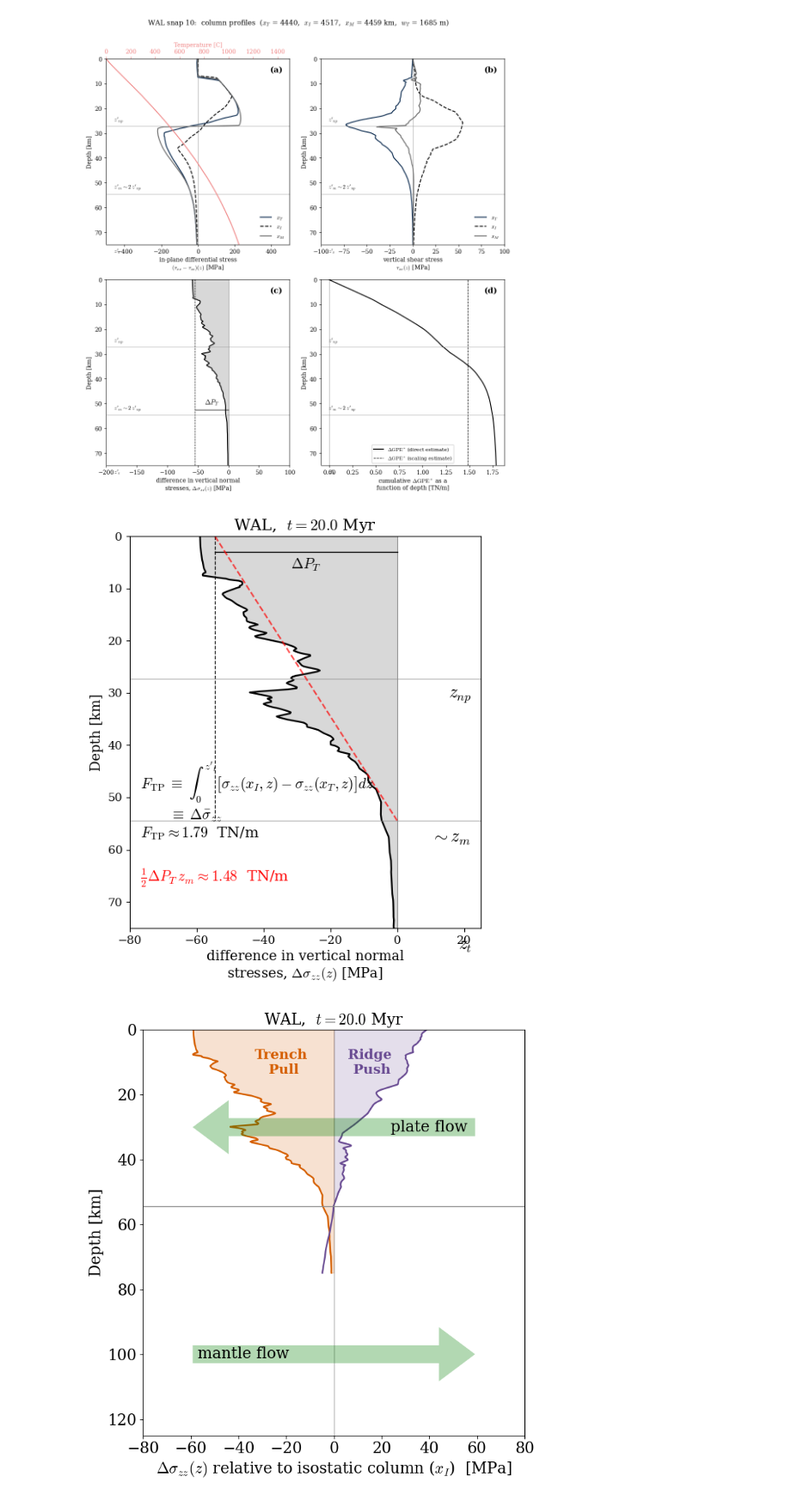
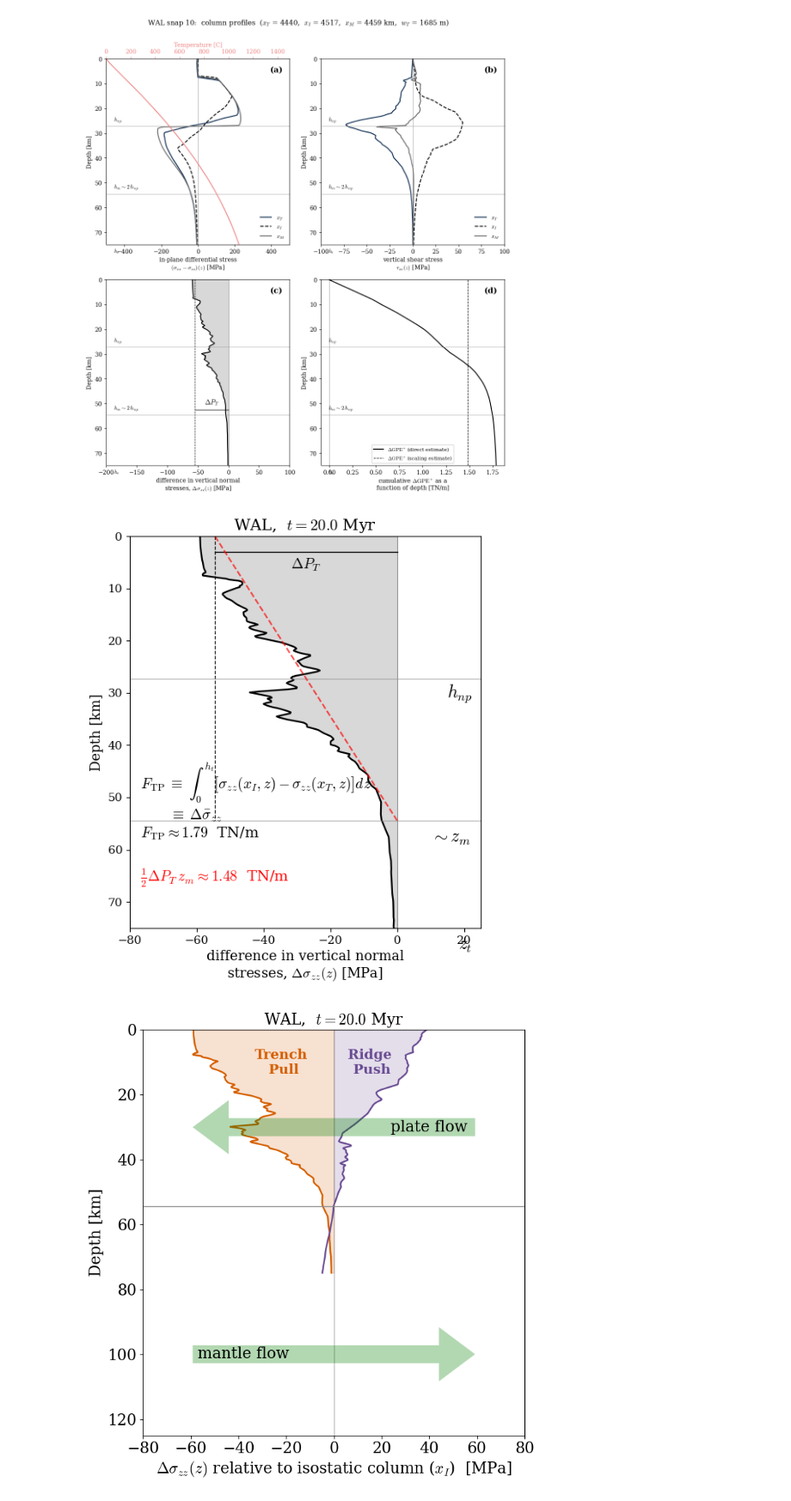
Before and after one commit to dansand/trench_pull_fluidity, a Jupyter notebook: notebooks/fluidity_single_step.ipynb, the cells around one changed output. Shown at 86% size. Drawn from its saved outputs; the diff is of its cells as text; code cells hidden in the pictures.

```diff
--- a/notebooks/fluidity_single_step.ipynb
+++ b/notebooks/fluidity_single_step.ipynb
@@ -609,9 +609,9 @@ z_t_km  = 80.0
 gpe_est = abs(ref_line) * z_np
 
 z_lines = [
-    (z_np_km, r"$z'_{np}$"),
-    (z_m_km,  r"$z'_m \sim 2\,z'_{np}$"),
-    (z_t_km,  r"$z'_t$"),
+    (z_np_km, r"$h_{np}$"),
+    (z_m_km,  r"$h_m \sim 2\,h_{np}$"),
+    (z_t_km,  r"$h_t$"),
 ]
 
 
@@ -631,7 +631,7 @@ ax_a.axvline(0, color="0.4", lw=0.5)
 ax_a.set_xlim(-500, 500)
 ax_a.set_ylim(*DEPTH_LIM)
 ax_a.set_ylabel("Depth [km]")
-ax_a.set_xlabel("in-plane differential stress\n" + r"$(\tau_{xx} - \tau_{zz})(z)$ [MPa]")
+ax_a.set_xlabel("in-plane differential stress\n" + r"$(\sigma_{xx} - \sigma_{zz})(z)$ [MPa]")
 ax_aT = ax_a.twiny()
 ax_aT.plot(T[:, xm_indx] - 273, z*1e-3, color=T_COLOR, lw=1.5)
 ax_aT.set_xlim(0, 1500)
@@ -700,7 +700,7 @@ plt.show()
 # %%
 # Standalone panel (c) — Δσ_zz that defines the trench pull force.
 # Faithful copy of panel (c) from the 4-panel figure (with ΔP_T dashed line,
-# bracket, and z'_np / z'_m / z'_t horizontal markers preserved), plus three
+# bracket, and h_np / h_m / h_t horizontal markers preserved), plus three
 # extra annotations for the talk slide:
 #   - lower-left equation box, including the bar-averaged form
 #   - upper-right column-definitions box
@@ -717,7 +717,7 @@ delta_sig_zz = sig_zz_I - sig_zz_T
 delrho   = rho_m - RHO_W
 ref_line = -delrho * g * w_T
 
-# Neutral plane z'_np, mechanical thickness z'_m ≈ 2 z'_np, compensation z'_t
+# Neutral plane h_np, mechanical thickness h_m ≈ 2 h_np, compensation h_t
 diff_xm = txx[:, xm_indx] - tzz[:, xm_indx]
 i_zlo, i_zhi = int(np.argmin(np.abs(z - 10e3))), int(np.argmin(np.abs(z - 50e3)))
 sc = [k for k in range(i_zlo, i_zhi) if diff_xm[k] * diff_xm[k+1] < 0]
@@ -728,7 +728,7 @@ z_m_km  = 2 * z_np_km
 z_t_km  = INTEGRATION_DEPTH_KM
 
 z_lines = [
-    (z_np_km, r"$z_{np}$"),
+    (z_np_km, r"$h_{np}$"),
     (z_m_km,  r"$\sim z_m$ "),
     (z_t_km,  r"$z_t$"),
 ]
@@ -768,7 +768,7 @@ ax.plot([ref_line * 1e-6, 0], [z_lab, z_lab], "k-", lw=1.0)
 ax.text(0.5 * ref_line * 1e-6, z_lab + 4, r"$\Delta P_T$",
           ha="center", va="bottom", fontsize=14)
 
-# Horizontal markers and labels at z'_np, z'_m, z'_t
+# Horizontal markers and labels at h_np, h_m, h_t
 xlo, xhi = ax.get_xlim()
 for zz, lbl_z in z_lines:
     ax.axhline(zz, color="0.55", lw=0.55)
@@ -777,7 +777,7 @@ for zz, lbl_z in z_lines:
 
 # --- Equation box (lower-left) — integral AND bar-averaged form ----------
 eq_text = (
-    r"$F_\mathrm{TP}\;\equiv\;\int_0^{z'_t}"
+    r"$F_\mathrm{TP}\;\equiv\;\int_0^{h_t}"
     r"\left[\sigma_{zz}(x_I,z) - \sigma_{zz}(x_T,z)\right] dz$"
     "\n"
     r"$\quad\quad\;\equiv\;\Delta\bar\sigma_{zz}$"
@@ -788,34 +788,34 @@ ax.text(0.03, 0.22, eq_text, transform=ax.transAxes,
 
 # Scaling-relation line — red, placed just above the equation box
 ax.text(0.03, 0.1,
         rf"$\frac{{1}}{{2}}\Delta P_T\,z_m \approx {F_TP_SR:.2f}$  TN/m",
         transform=ax.transAxes, color="red",
         fontsize=14, ha="left", va="bottom")
 
 
 # --- Column-definitions box (upper-right) --------------------------------
 #ax.text(
 #    0.97, 0.97,
 #    r"$x_T$ : trench column" + "\n"
 #    r"$x_I$ : first isostatic column",
 #    transform=ax.transAxes,
 #    fontsize=10, va="top", ha="right",
 #    bbox=dict(boxstyle="round,pad=0.45", facecolor="white",
 #              edgecolor="0.7", lw=0.6, alpha=0.95),
 #)
 
 ax.plot([ref_line*1e-6 , 0],
         [0, z_m_km], c = "r", ls = "--", alpha = 0.7)
 
 ax.set_title(f"{MODEL_KEY},  $t = {t_yr/1e6:.1f}$ Myr", fontsize=15)
 
 fig.tight_layout()
 
 fig.savefig(figures_dir / f"trench_pull_definition_{MODEL_KEY}_f{TIMESTEP_INDEX}.png",
             bbox_inches="tight", dpi=220)
 plt.show()
 # %% [output]
-[figure, old version]
+[figure, new version]
 # %%
 # Δσ_zz panel — trench-pull (left) and ridge-push (right) deltas referenced
 # to the first isostatic column x_I, with two opaque arrows illustrating the
```
Also changed, not shown: parts of 5 cells of this notebook, 14 other files.
